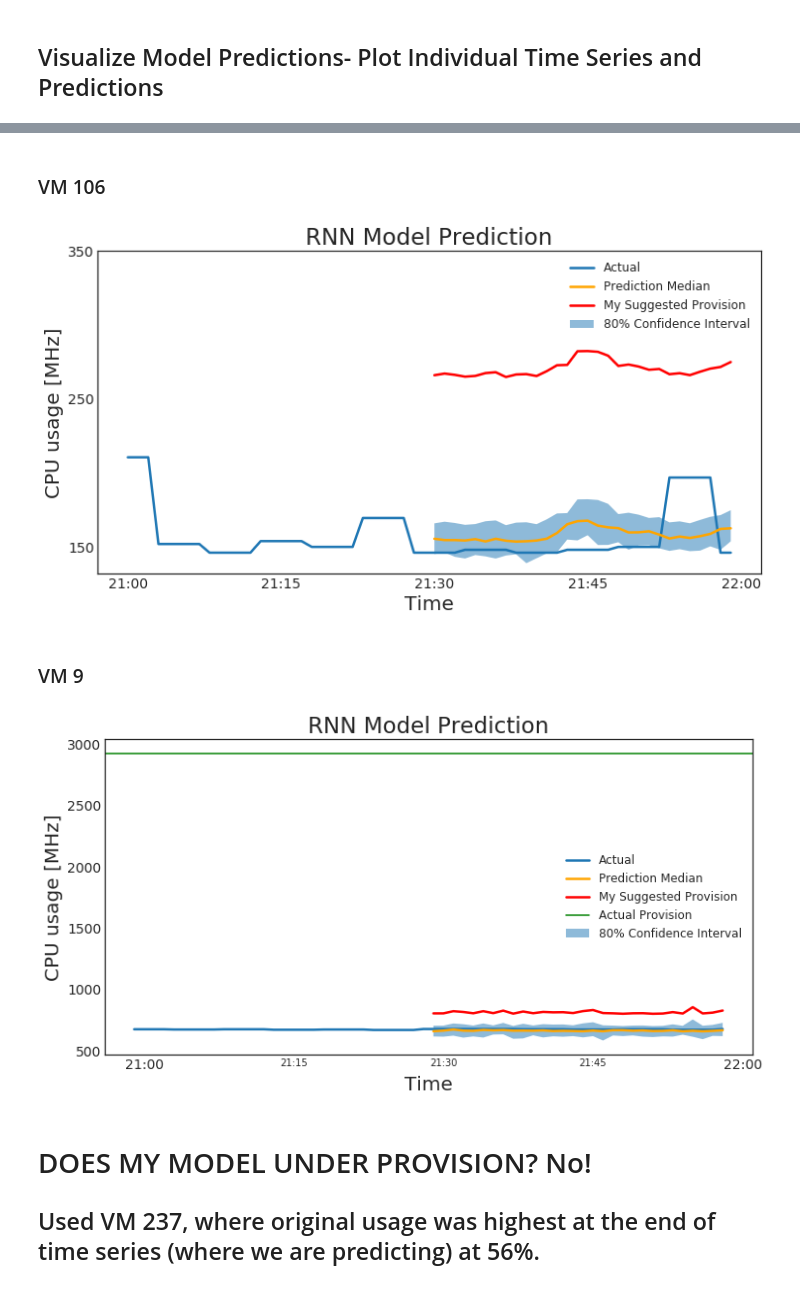
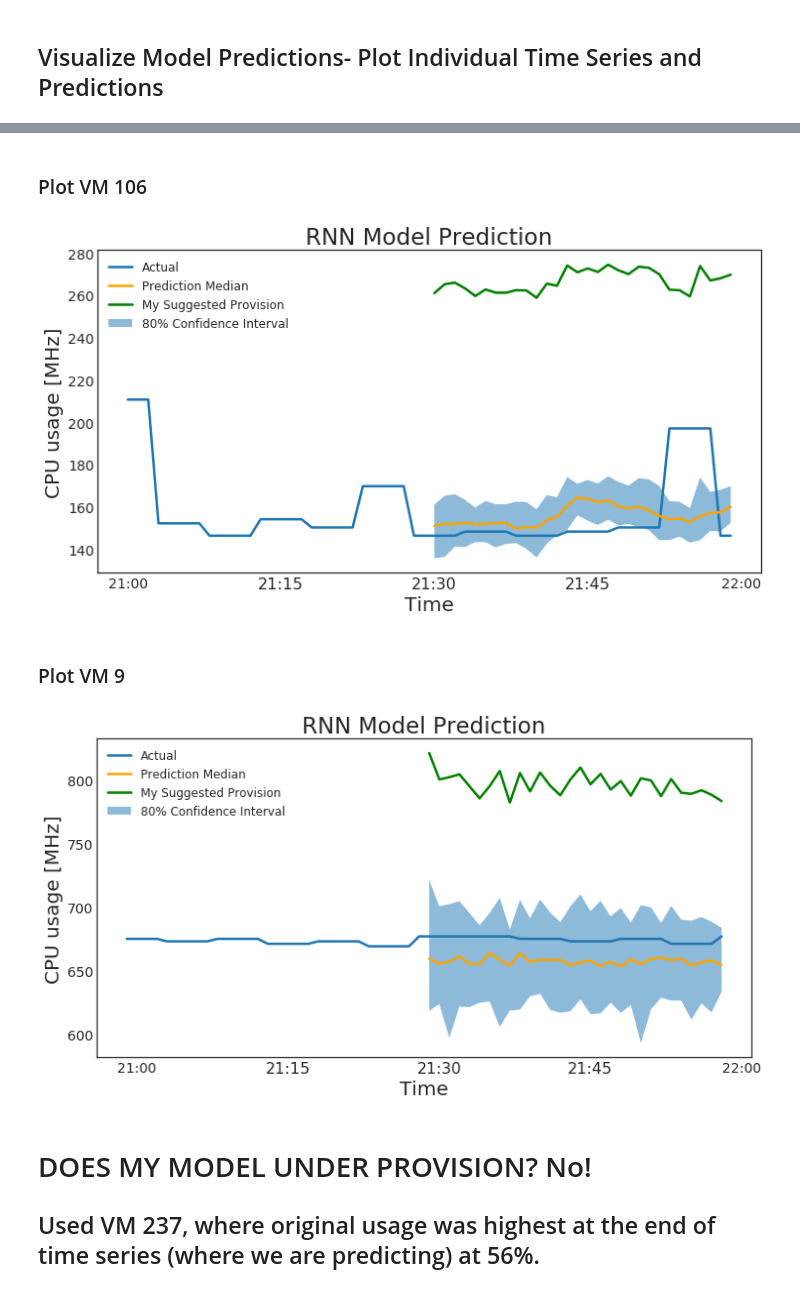
Before and after one commit to JessieRayeBauer/Time-Series-Forecasting-, a Jupyter notebook: Manifold_AWS_DeepAR.py.ipynb, the cells around one changed output, grey strips where cells are left out. Cells and saved outputs as stored; diff of their text form; code cells hidden in the pictures.

```diff
--- a/Manifold_AWS_DeepAR.py.ipynb
+++ b/Manifold_AWS_DeepAR.py.ipynb
@@ -392,0 +391,23 @@ for k in range(len(list_of_df)):
+# %%
+list_of_df  = predictor.predict(new_time_series_training[:1]) # predicted forecast
+actual_data = new_time_series_test[:1] # full data set
+# %%
+for k in range(len(list_of_df)):
+    plt.style.use('seaborn-white')
+    plt.figure(figsize=(12,6))
+    actual_data[k][-prediction_length-context_length:].plot(label='Actual',linewidth = 2.5)
+    p10 = list_of_df[k]['0.1']
+    p90 = list_of_df[k]['0.9'] #set limits predictively
+    plt.fill_between(p10.index, p10, p90, alpha=0.5, label='80% Confidence Interval')
+    list_of_df[k]['0.5'].plot(label='Prediction Median', color = 'orange',linewidth = 2.5) # set requests for capacity allocation
+    (list_of_df[k]['0.9']+100).plot(label='My Suggested Provision', color = 'g',linewidth = 2.5) # set requests for capacity allocation
+    plt.title("DeepAR Model Prediction", fontsize = 23)
+    plt.ylabel("CPU usage [MHz]", fontsize = 20)
+    #plt.yticks([50,100,150])
+    plt.xlabel("Time", fontsize = 20)
+    plt.yticks(fontsize=14);
+   # plt.axhline(y=5199.99862, color='r', linestyle='-', label = 'Actual Provision')
+    plt.xticks(fontsize=14);
+    plt.legend(fontsize = 12)
+    plt.savefig('VM1')
+    plt.show()
@@ -404,13 +427,13 @@ for k in range(len(list_of_df)):
     p90 = list_of_df[k]['0.9'] #set limits predictively
     plt.fill_between(p10.index, p10, p90, alpha=0.5, label='80% Confidence Interval')
     list_of_df[k]['0.5'].plot(label='Prediction Median', color = 'orange',linewidth = 2.5) # set requests for capacity allocation
-    (list_of_df[k]['0.9']+100).plot(label='My Suggested Provision', color = 'r',linewidth = 2.5) # set requests for capacity allocation
+    (list_of_df[k]['0.9']+100).plot(label='My Suggested Provision', color = 'g',linewidth = 2.5) # set requests for capacity allocation
     plt.title("RNN Model Prediction", fontsize = 23)
     plt.ylabel("CPU usage [MHz]", fontsize = 20)
-    plt.yticks([150,250,350])
+   # plt.yticks([150,250,350])
     plt.xlabel("Time", fontsize = 20)
     plt.yticks(fontsize=14);
-    #plt.axhline(y=2599.999299, color='g', linestyle='-', label = 'Actual Provision')
+    #plt.axhline(y=2599.999299, color='r', linestyle='-', label = 'Actual Provision')
     plt.xticks(fontsize=14);
     plt.legend(fontsize = 12)
     plt.savefig('VM103')
@@ -420,5 +443,5 @@ for k in range(len(list_of_df)):
 # %% [markdown]
-### VM 106
+### Plot VM 106
 # %%
 list_of_df  = predictor.predict(new_time_series_training[3:4]) # predicted forecast
 actual_data = new_time_series_test[3:4] # full data set
@@ -431,44 +454,46 @@ for k in range(len(list_of_df)):
     p90 = list_of_df[k]['0.9'] #set limits predictively
     plt.fill_between(p10.index, p10, p90, alpha=0.5, label='80% Confidence Interval')
     list_of_df[k]['0.5'].plot(label='Prediction Median', color = 'orange',linewidth = 2.5) # set requests for capacity allocation
-    (list_of_df[k]['0.9']+100).plot(label='My Suggested Provision', color = 'r',linewidth = 2.5) # set requests for capacity allocation
+    (list_of_df[k]['0.9']+100).plot(label='My Suggested Provision', color = 'g',linewidth = 2.5) # set requests for capacity allocation
     plt.title("RNN Model Prediction", fontsize = 23)
     plt.ylabel("CPU usage [MHz]", fontsize = 20)
-    plt.yticks([150,250,350])
+   # plt.yticks([150,250,350])
     plt.xlabel("Time", fontsize = 20)
+    #plt.axhline(y=1.170400e+04, color='r', linestyle='-', label = 'Actual Provision')
     plt.yticks(fontsize=14);
     plt.xticks(fontsize=14);
     plt.legend(fontsize = 12)
-    plt.savefig('VM106')
+    #plt.savefig('VM106-w-actual')
     plt.show()
 # %% [output]
-[figure, old version]
+[figure, new version]
 # %% [markdown]
-### VM 9
+### Plot VM 9
 # %%
 list_of_df  = predictor.predict(new_time_series_training[295:296]) # predicted forecast
 actual_data = new_time_series_test[295:296] # full data set
 # %%
 for k in range(len(list_of_df)):
     plt.style.use('seaborn-white')
     plt.figure(figsize=(12,6))
     actual_data[k][-prediction_length-context_length:].plot(label='Actual',linewidth = 2.5)
     p10 = list_of_df[k]['0.1']
     p90 = list_of_df[k]['0.9'] #set limits predictively
     plt.fill_between(p10.index, p10, p90, alpha=0.5, label='80% Confidence Interval')
     list_of_df[k]['0.5'].plot(label='Prediction Median', color = 'orange',linewidth = 2.5) # set requests for capacity allocation
-    (list_of_df[k]['0.9']+100).plot(label='My Suggested Provision', color = 'r',linewidth = 2.5) # set requests for capacity allocation
+    (list_of_df[k]['0.9']+100).plot(label='My Suggested Provision', color = 'g',linewidth = 2.5) # set requests for capacity allocation
     plt.title("RNN Model Prediction", fontsize = 23)
     plt.ylabel("CPU usage [MHz]", fontsize = 20)
+    #plt.yticks([150,250,350])
     plt.xlabel("Time", fontsize = 20)
     plt.yticks(fontsize=14);
-    plt.axhline(y=2925.999338, color='g', linestyle='-', label = 'Actual Provision')
+    #plt.axhline(y=2925.999338, color='r', linestyle='-', label = 'Actual Provision')
     plt.xticks(fontsize=14);
     plt.legend(fontsize = 12)
-    #plt.savefig('VM9')
+    plt.savefig('VM9')
     plt.show()
 # %% [output]
-[figure, old version]
+[figure, new version]
 # %% [markdown]
 # DOES MY MODEL UNDER PROVISION? No!
 
```
Also changed, not shown: parts of 16 cells of this notebook.
